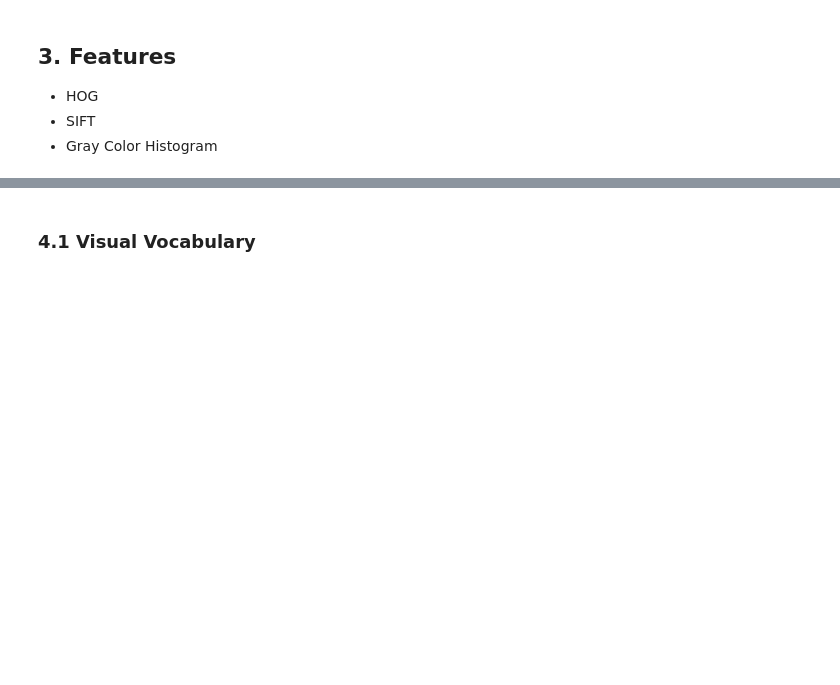
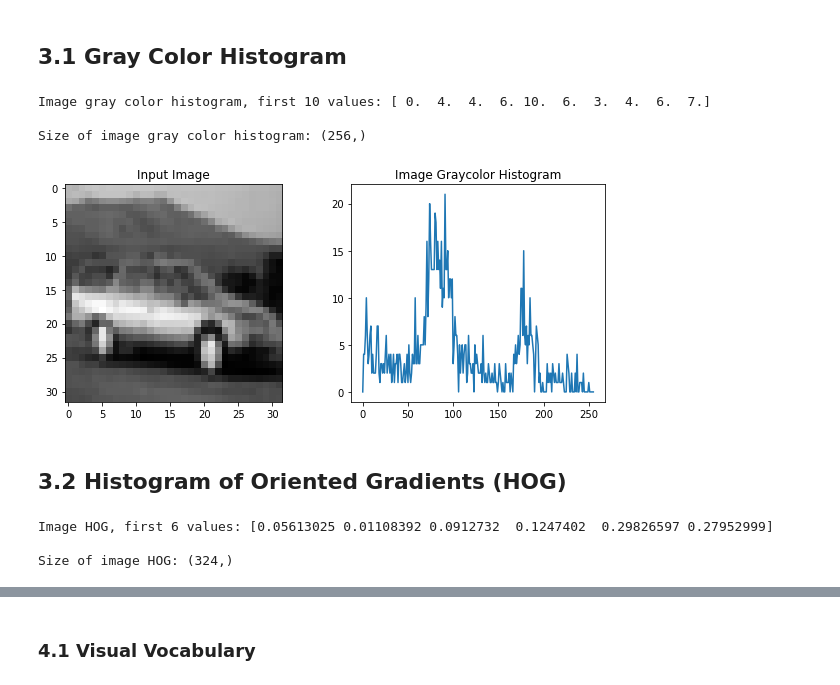
Before and after one commit to zealotry1developer/CBIR, a Jupyter notebook: notebooks/Bag of Visual Words.ipynb, the cells around one changed output, grey strips where cells are left out. Cells and saved outputs as stored; diff of their text form; code cells hidden in the pictures; blank space fills up the shorter version.

```diff
--- a/notebooks/Bag of Visual Words.ipynb
+++ b/notebooks/Bag of Visual Words.ipynb
@@ -70,6 +145,20 @@ plt.title('Grayscale Image')
 # %% [markdown]
-## 3. Features
-
-* HOG
-* SIFT
-* Gray Color Histogram
+## 3.1 Gray Color Histogram
+# %%
+def color_histogram(data):
+    """ Extracts gray color histograms.
+
+    Args:
+        data:
+            images in grayscale format, as numpy array.
+
+    Returns:
+        gray color histograms, as list of numpy arrays.
+    """
+    color_hists = []
+
+    for idx in range(data.shape[0]):
+        color_hist = cv.calcHist([data[idx]], [0], None, [256], [0,256])
+        color_hists.append(color_hist.ravel())
+
+    return color_hists
@@ -75,0 +168,21 @@ plt.title('Grayscale Image')
+# %%
+print(f'Image gray color histogram, first 10 values: {color_hist_train[4][:10]}\n')
+print(f'Size of image gray color histogram: {color_hist_train[4].shape}')
+# %% [output]
+Image gray color histogram, first 10 values: [ 0.  4.  4.  6. 10.  6.  3.  4.  6.  7.]
+
+Size of image gray color histogram: (256,)
+# %%
+fig, (ax1, ax2) = plt.subplots(1, 2, figsize=(10, 4))
+
+ax1.imshow(X_train_grayscale[4], cmap='gray')
+ax1.set_title('Input Image')
+
+ax2.plot(color_hist_train[4]);
+ax2.set_title('Image Graycolor Histogram')
+
+plt.show()
+# %% [output]
+[figure, added]
+# %% [markdown]
+## 3.2 Histogram of Oriented Gradients (HOG)
@@ -75,0 +220,7 @@ plt.title('Grayscale Image')
+# %%
+print(f'Image HOG, first 6 values: {hog_train[4][:6]}\n')
+print(f'Size of image HOG: {hog_train[4].shape}')
+# %% [output]
+Image HOG, first 6 values: [0.05613025 0.01108392 0.0912732  0.1247402  0.29826597 0.27952999]
+
+Size of image HOG: (324,)
```
Also changed, not shown: parts of 37 cells of this notebook.
